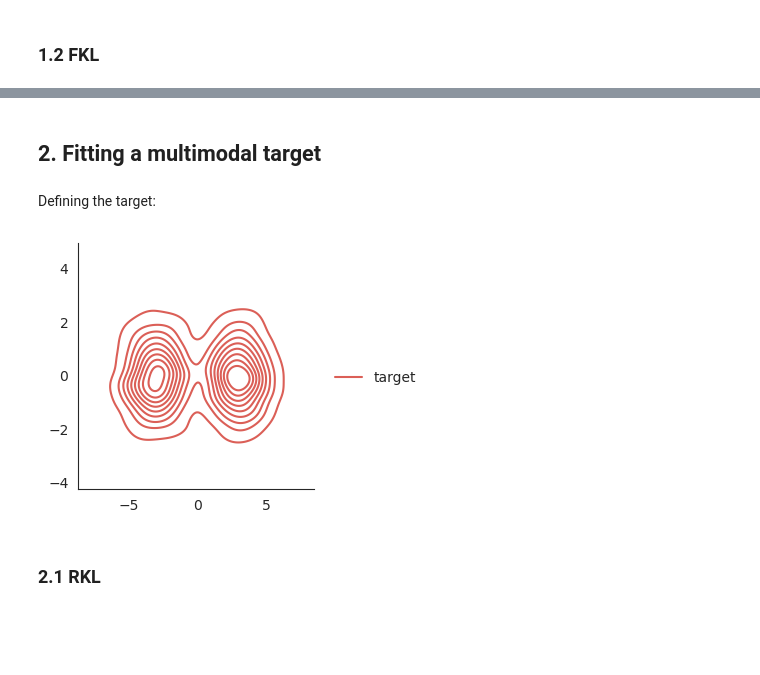
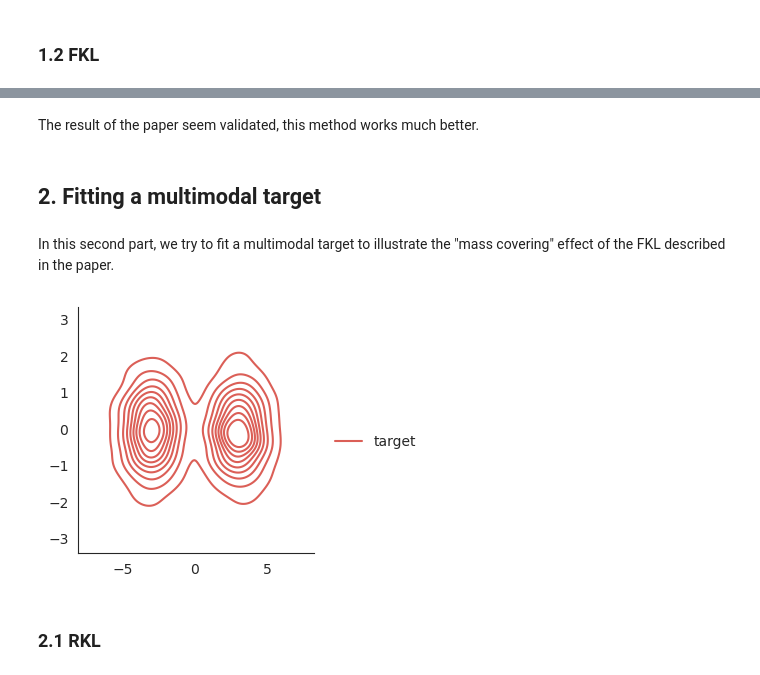
Before and after one commit to eugeneberta/mva-bml, a Jupyter notebook: ImportanceSamplingFKL.ipynb, the cells around one changed output, grey strips where cells are left out. Cells and saved outputs as stored; diff of their text form; code cells hidden in the pictures; blank space fills up the shorter version.

```diff
--- a/ImportanceSamplingFKL.ipynb
+++ b/ImportanceSamplingFKL.ipynb
@@ -114,24 +172,26 @@ plot_distribs({'target':target, 'model':model})
+# %% [markdown]
+The result of the paper seem validated, this method works much better.
 # %% [markdown]
 ## 2. Fitting a multimodal target
-# %% [markdown]
-Defining the target:
+# %% [markdown]
+In this second part, we try to fit a multimodal target to illustrate the "mass covering" effect of the FKL described in the paper.
 # %%
-# Non trainable gaussian mixture:
+# Non trainable gaussian mixture, target of the model:
 particle1 = GaussianParticle(
     loc=torch.tensor([3,0], dtype=torch.float),
-    scale_tril=torch.eye(2),
+    scale_tril=0.8*torch.eye(2),
     trainable=False
 )
 particle2 = GaussianParticle(
     loc=torch.tensor([-3,0], dtype=torch.float),
-    scale_tril=torch.eye(2),
+    scale_tril=0.8*torch.eye(2),
     trainable=False
 )
 target = GaussianMixture(particle1)
 target.add_particle(particle2)
 
 plot_distribs({'target':target}, nsamples=2000)
 # %% [output]
-[figure, old version]
+[figure, new version]
 # %% [markdown]
 ### 2.1 RKL
```
Also changed, not shown: parts of 44 cells of this notebook, 1 other file.
